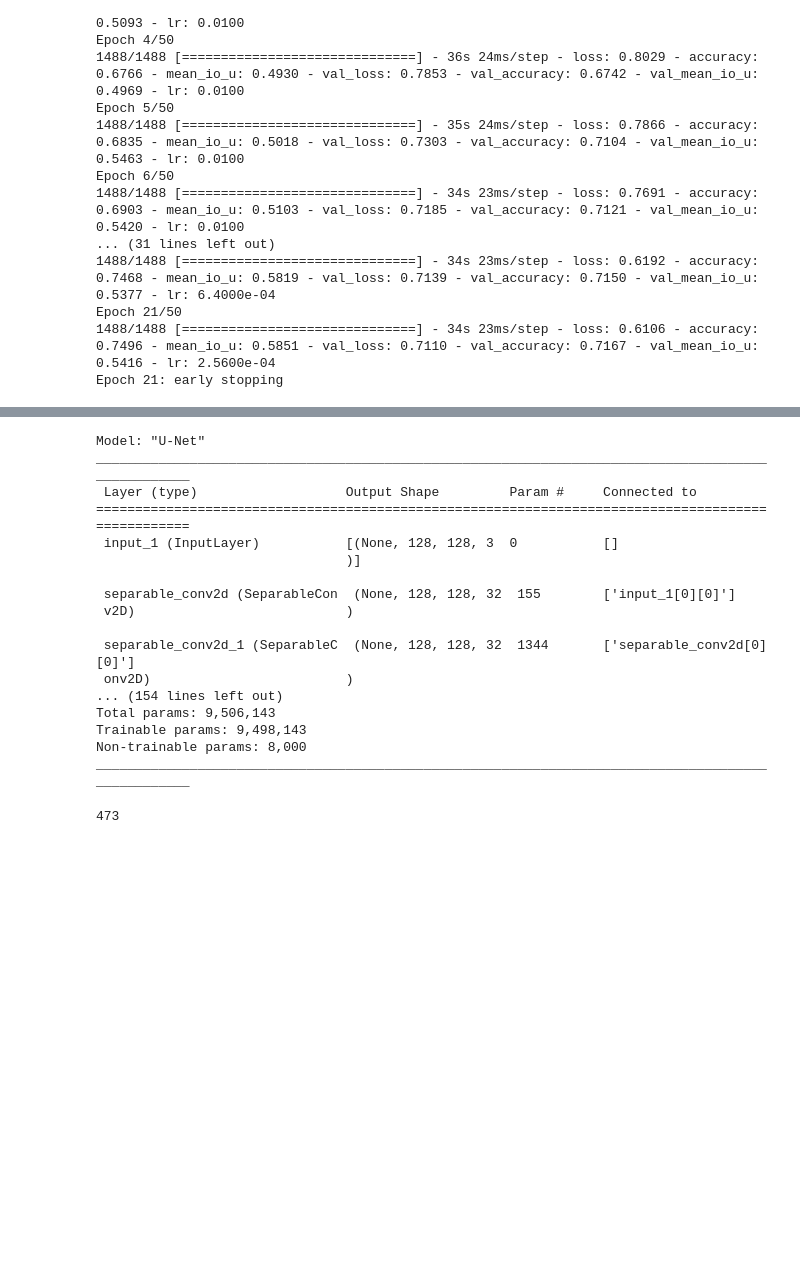
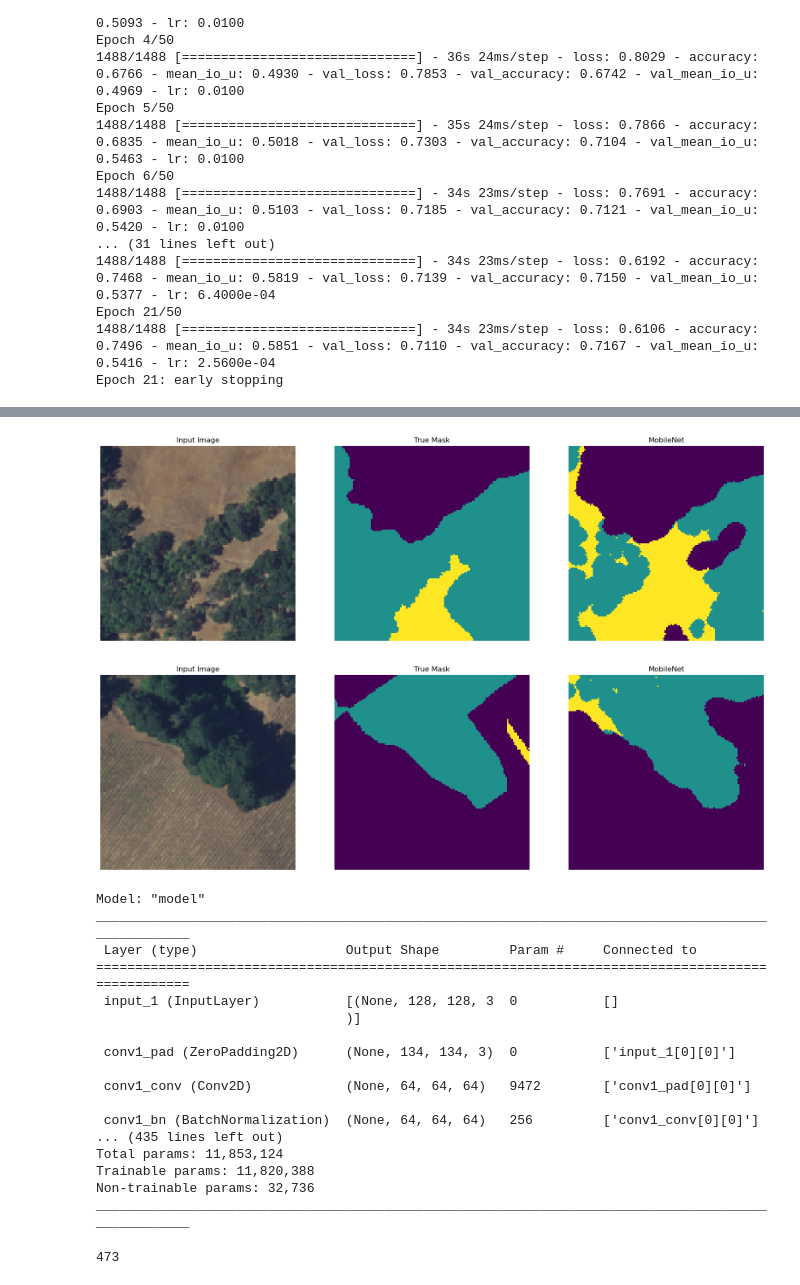
Before and after one commit to tylerjmwhit/Canopy_Damage_segmentation, a Jupyter notebook: segmented_dataset_classification.ipynb, the cells around one changed output, grey strips where cells are left out. Drawn from its saved outputs; the diff is of its cells as text; code cells hidden in the pictures; blank space fills up the shorter version.

```diff
--- a/segmented_dataset_classification.ipynb
+++ b/segmented_dataset_classification.ipynb
@@ -176 +167,9 @@ hp.show_predictions(model_mobile,test_images[10:13],test_labels[10:13], 3)
+# %%
+model_mobile = keras.models.load_model("mobilenet_seg_model_full.tf")
+# %%
+hp.show_predictions(model_mobile,test_images[100:103],test_labels[100:103], 2, "MobileNet")
+del model_mobile
+# %% [output]
+[figure, added]
+[figure, added]
 # %%
@@ -178,24 +177,24 @@ model_mobile.save('mobilenet_seg_model_softmax.h5', overwrite=True)
 # %%
 keras.backend.clear_session()
 model_deeplab = hp.DeeplabV3Plus(image_size=128, num_classes=4)
-model.summary()
+model_deeplab.summary()
 # %% [output]
-Model: "U-Net"
+Model: "model"
 __________________________________________________________________________________________________
  Layer (type)                   Output Shape         Param #     Connected to
 ==================================================================================================
  input_1 (InputLayer)           [(None, 128, 128, 3  0           []
                                 )]
 
- separable_conv2d (SeparableCon  (None, 128, 128, 32  155        ['input_1[0][0]']
- v2D)                           )
+ conv1_pad (ZeroPadding2D)      (None, 134, 134, 3)  0           ['input_1[0][0]']
 
- separable_conv2d_1 (SeparableC  (None, 128, 128, 32  1344       ['separable_conv2d[0][0]']
- onv2D)                         )
-... (154 lines left out)
-Total params: 9,506,143
-Trainable params: 9,498,143
-Non-trainable params: 8,000
+ conv1_conv (Conv2D)            (None, 64, 64, 64)   9472        ['conv1_pad[0][0]']
+
+ conv1_bn (BatchNormalization)  (None, 64, 64, 64)   256         ['conv1_conv[0][0]']
+... (435 lines left out)
+Total params: 11,853,124
+Trainable params: 11,820,388
+Non-trainable params: 32,736
 __________________________________________________________________________________________________
 # %%
 gc.collect()
```
Also changed, not shown: parts of 15 cells of this notebook, 2 other files.
